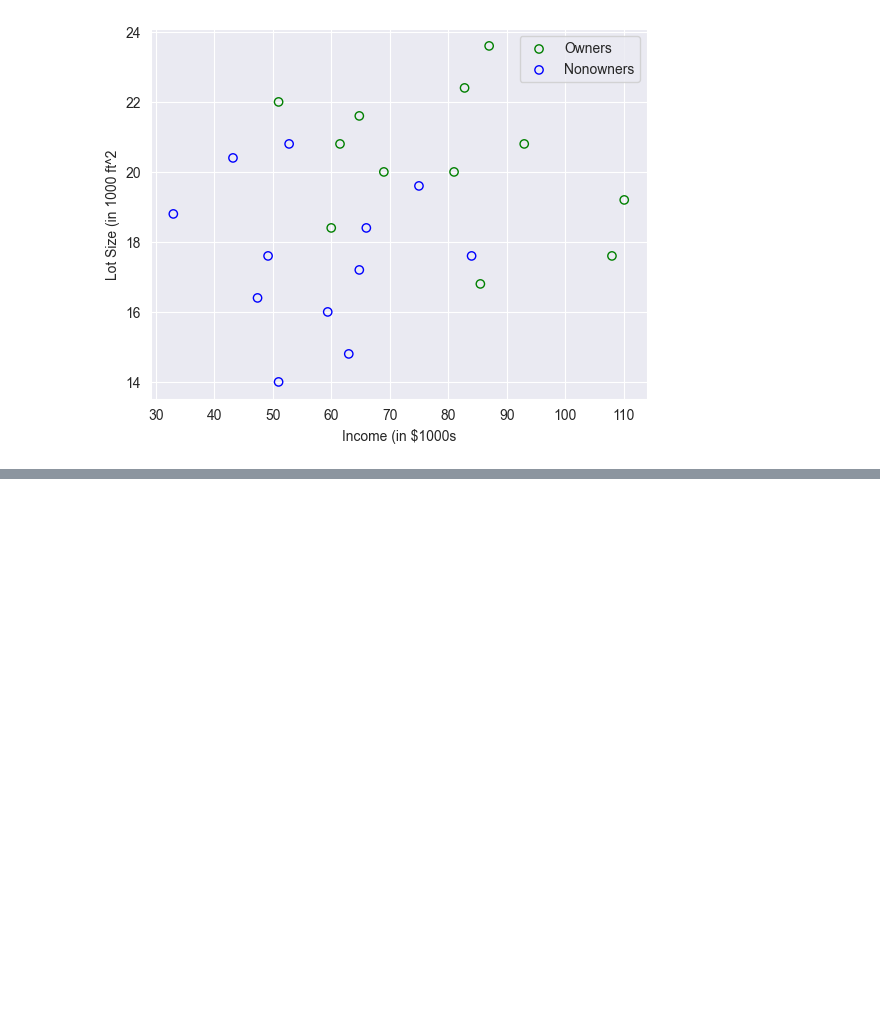
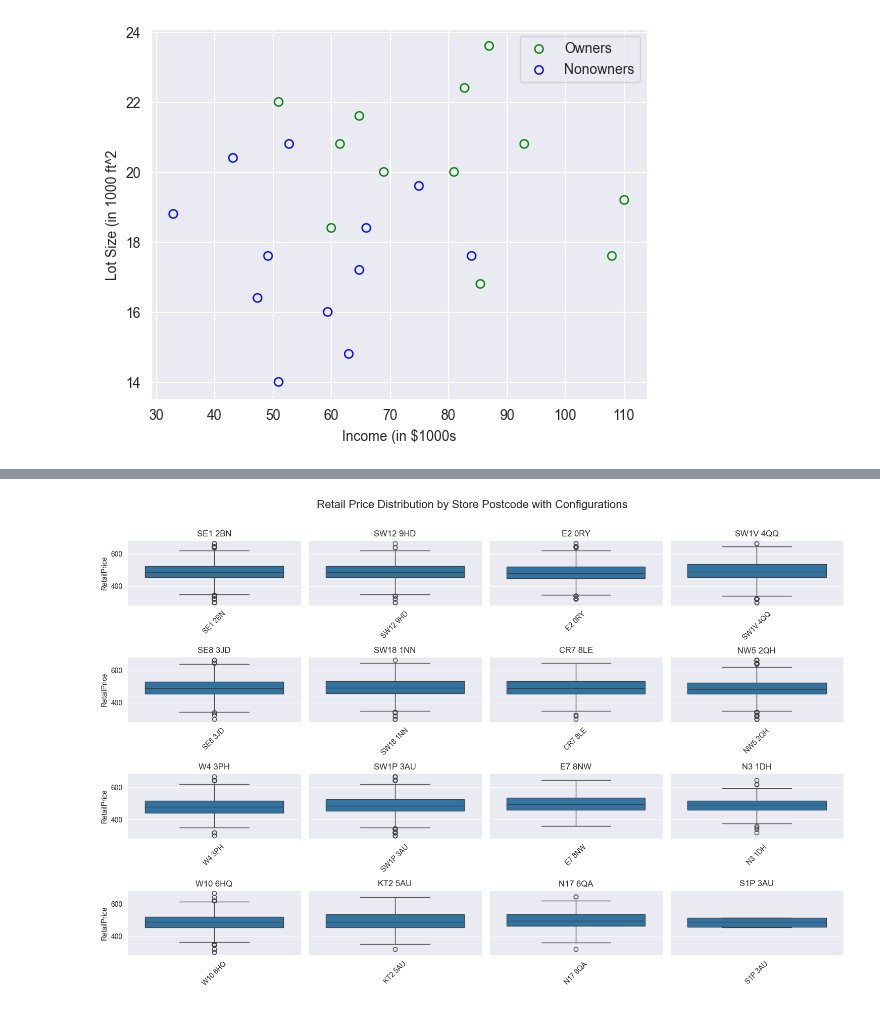
Before and after one commit to tstrickland-13/DataMiningandAnalyticsNotes, a Jupyter notebook: Book Notes by Concept/Part 2: Data Exploration and Dimension Reduction/Ch. 3: Sample Problems.ipynb, the cells around one changed output, grey strips where cells are left out. Cells and saved outputs as stored; diff of their text form; code cells hidden in the pictures; blank space fills up the shorter version.

```diff
--- a/Book Notes by Concept/Part 2: Data Exploration and Dimension Reduction/Ch. 3: Sample Problems.ipynb
+++ b/Book Notes by Concept/Part 2: Data Exploration and Dimension Reduction/Ch. 3: Sample Problems.ipynb
@@ -77,0 +109,55 @@ plt.show()
+# %%
+#Compare retail prices across, create side=-by-side boxplots of retail by store & compare
+
+import pandas as pd
+import matplotlib.pyplot as plt
+import seaborn as sns
+import math
+
+#Fix column names
+jan2008sales_df.columns = [col.replace(' ', '') for col in jan2008sales_df.columns]
+
+unique_postcodes = jan2008sales_df['StorePostcode'].unique()
+n_postcodes = len(unique_postcodes)
+n_rows = 4
+n_cols = math.ceil(n_postcodes / n_rows)
+
+#Create a dataframe of variables needed
+sales_plot_df = jan2008sales_df[['RetailPrice', 'StorePostcode','Configuration']]
+#Side-By-Side Boxplots
+fig, axes = plt.subplots(nrows=4, ncols=4, figsize=(15,10), sharey=True)
+# Flatten the axes array for easy iteration
+axes = axes.flatten()
+
+# Create side-by-side boxplots for each unique StorePostcode
+unique_postcodes = jan2008sales_df['StorePostcode'].unique()
+for idx, postcode in enumerate(unique_postcodes):
+    # Filter data for the current postcode
+
+    df_subset = jan2008sales_df[jan2008sales_df['StorePostcode'] == postcode]
+
+    # Create boxplot
+    sns.boxplot(x='StorePostcode', y='RetailPrice', data=df_subset, ax=axes[idx])
+
+    # Set title for each subplot
+    axes[idx].set_title(postcode)
+    axes[idx].set_xlabel('')  # Remove x-label to avoid clutter
+    if idx % n_cols != 0:  # Remove y-label for all but the first column
+        axes[idx].set_ylabel('')
+
+    # Rotate x-axis labels if needed (though with one postcode per plot, this is minimal)
+    axes[idx].tick_params(axis='x', rotation=45)
+
+# Remove empty subplots
+for idx in range(n_postcodes, len(axes)):
+    fig.delaxes(axes[idx])
+
+# Add overall title and adjust layout
+plt.suptitle('Retail Price Distribution by Store Postcode with Configurations', fontsize=16)
+plt.tight_layout()
+plt.subplots_adjust(top=0.9)  # Adjust top to fit the suptitle
+
+# Display the plot
+plt.show()
+# %% [output]
+[figure, added]
```
Also changed, not shown: parts of 6 cells of this notebook, 5 other files.
